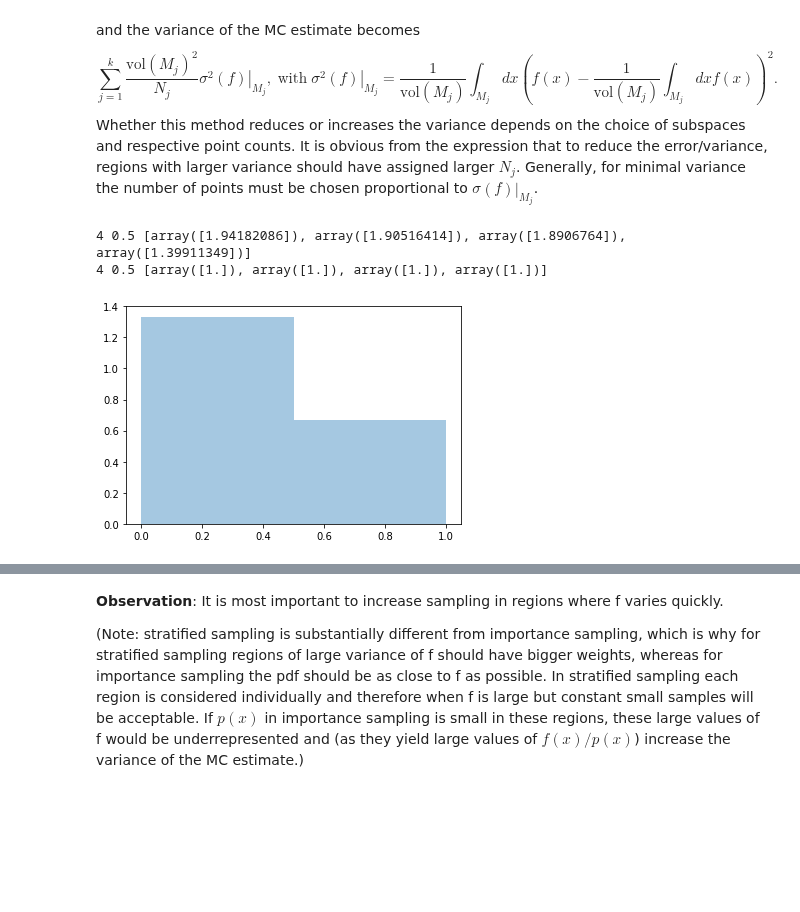
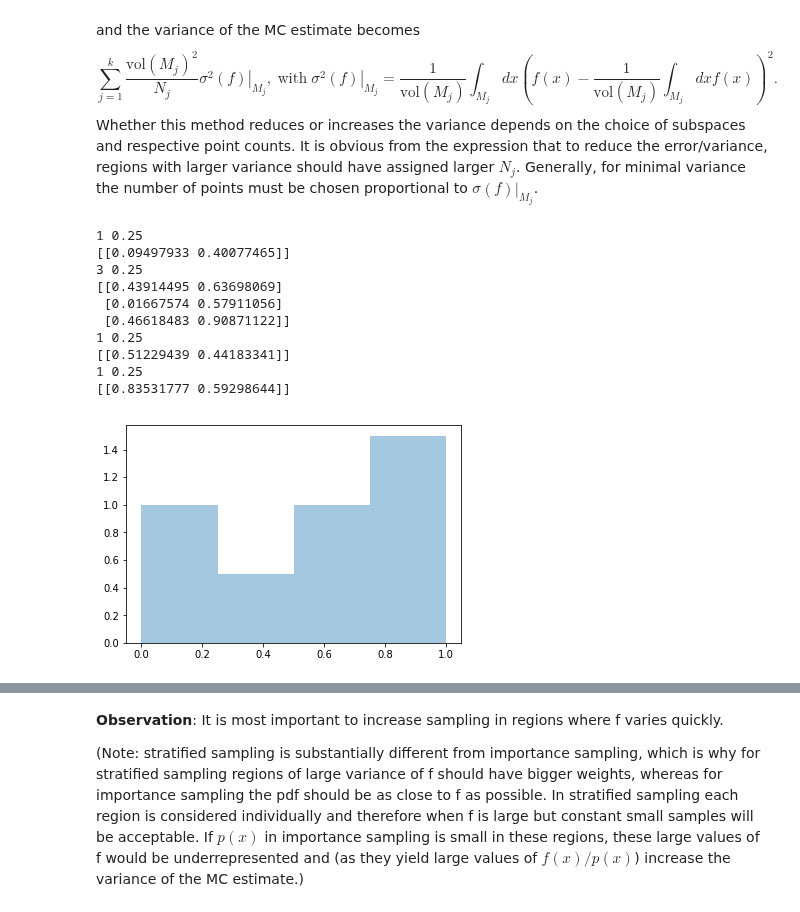
Before and after one commit to mathisgerdes/hep-monte-carlo, a Jupyter notebook: intro/monte_carlo.ipynb, the cells around one changed output, grey strips where cells are left out. Drawn from its saved outputs; the diff is of its cells as text; code cells hidden in the pictures; blank space fills up the shorter version.

```diff
--- a/intro/monte_carlo.ipynb
+++ b/intro/monte_carlo.ipynb
@@ -72,15 +72,25 @@ $$
 $$
 Whether this method reduces or increases the variance depends on the choice of subspaces and respective point counts. It is obvious from the expression that to reduce the error/variance, regions with larger variance should have assigned larger $N_j$. Generally, for minimal variance the number of points must be chosen proportional to $\left.\sigma(f)\right|_{M_j}$.
 # %%
-# iterate and sample a 1D volume, divided into 5 regions, with doulbe weight on the fourth region (index (3,))
-# volumes = CubeVolumes(5, Ns={(3,): 2}, otherNs=1)
-volumes = CubeVolumes(2, otherNs=2, Ns={(0,):2})
-for N, sample, vol in volumes.iterate(2):
-    print(N, vol, [(lambda x: 1+(x<.5)*np.sin(np.pi*x))(sample()) for i in range(N)])
+# iterate and sample a 1D volume, divided into 2 regions, with doulbe weight on the second region (index (1,))
+volumes = GridVolumes(dim=2, otherNs=1, Ns={(0,1):3}, divisions=2)
+
+for N, sample, vol in volumes.iterate(1):
+    print(N, vol)
+    print(sample)
 # %% [output]
-4 0.5 [array([1.94182086]), array([1.90516414]), array([1.8906764]), array([1.39911349])]
-4 0.5 [array([1.]), array([1.]), array([1.]), array([1.])]
+1 0.25
+[[0.09497933 0.40077465]]
+3 0.25
+[[0.43914495 0.63698069]
+ [0.01667574 0.57911056]
+ [0.46618483 0.90871122]]
+1 0.25
+[[0.51229439 0.44183341]]
+1 0.25
+[[0.83531777 0.59298644]]
 # %%
-CubeVolumes(2, otherNs=2, Ns={(1,): 1}).plot_pdf()
+# Simple uniform grid
+GridVolumes(divisions=4, dim=1, otherNs=2, Ns={(1,): 1, (3,):3}).plot_pdf()
 # %% [output]
-[figure, old version]
+[figure, new version]
```
Also changed, not shown: parts of 5 cells of this notebook, 2 other files.
